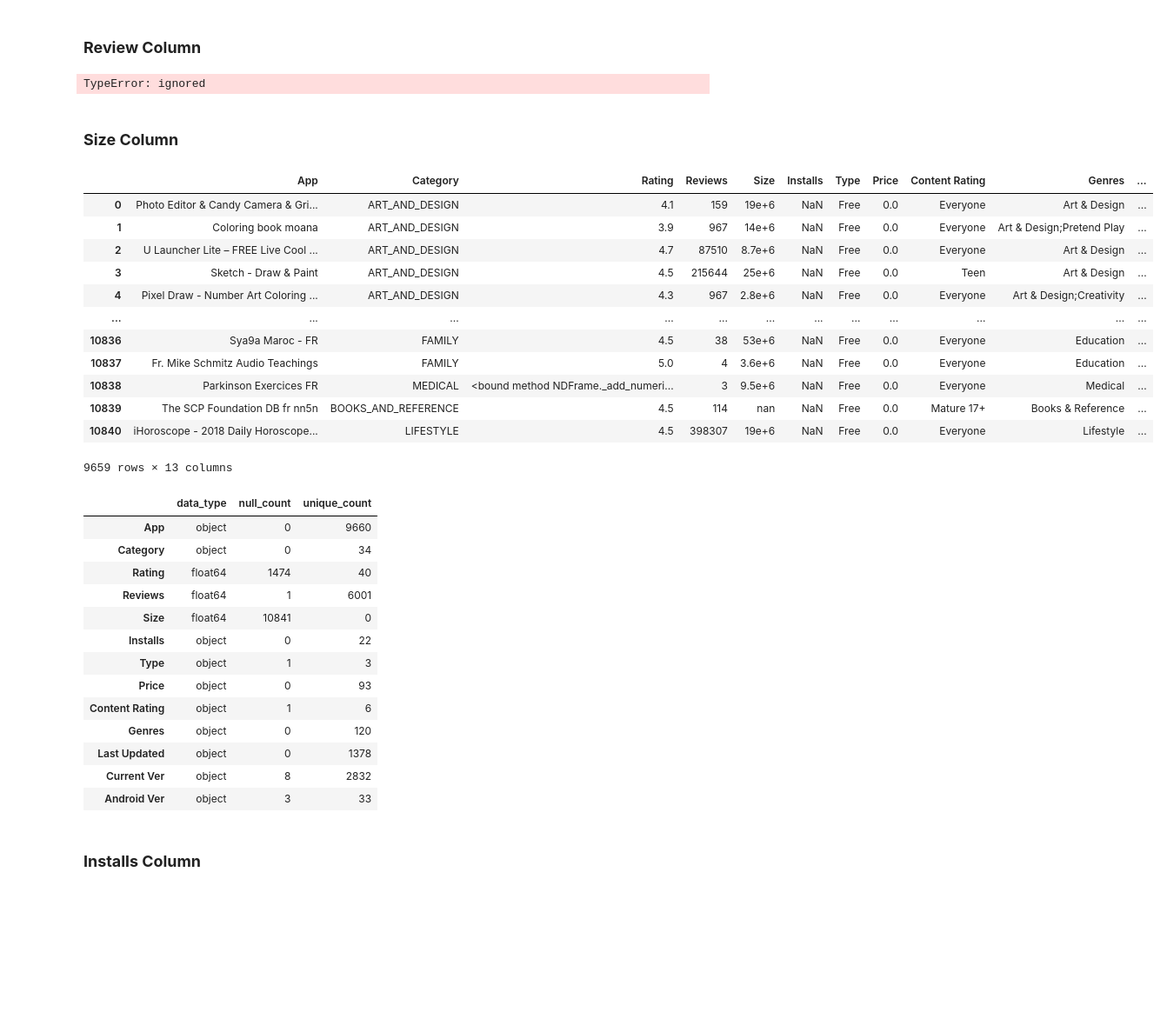
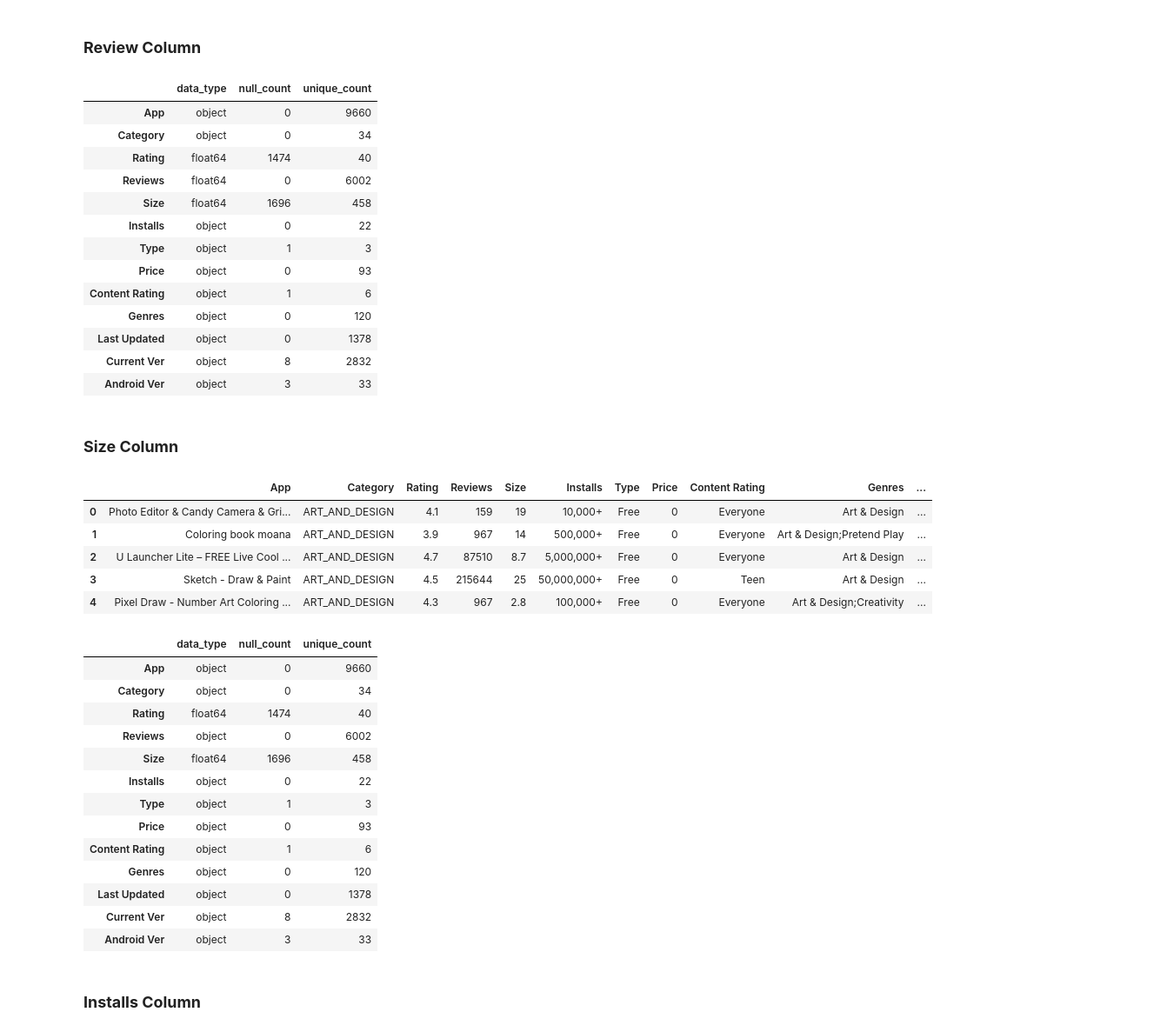
Before and after one commit to Jahnavi-Jaolekar/Play-Store-Review-Analysis, a Jupyter notebook: Play_Store_App_Review_Analysis_Capstone_Project.ipynb, the cells around one changed output. Shown: that part at 87% size. Cells and saved outputs as stored; diff of their text form; code cells hidden in the pictures; blank space fills up the shorter version.

```diff
--- a/Play_Store_App_Review_Analysis_Capstone_Project.ipynb
+++ b/Play_Store_App_Review_Analysis_Capstone_Project.ipynb
@@ -241,10 +235,26 @@ Duplicate apps= 63221
 ### **Review Column**
 # %%
  # Columns review should be of int type
-play_store['Reviews'] = pd.to_numeric(play_store['Reviews'],errors='coerce')
+play_store['Reviews'] = play_store.Reviews.replace("0.0",0)
+play_store['Reviews'] = play_store.Reviews.replace("3.0M",3000000.0)
+play_store['Reviews'] = play_store['Reviews'].astype(float)
+play_store['Reviews'].dtype
 give_info()
 # %% [output]
-TypeError: ignored
+|  | data_type | null_count | unique_count |
+| App | object | 0 | 9660 |
+| Category | object | 0 | 34 |
+| Rating | float64 | 1474 | 40 |
+| Reviews | float64 | 0 | 6002 |
+| Size | float64 | 1696 | 458 |
+| Installs | object | 0 | 22 |
+| Type | object | 1 | 3 |
+| Price | object | 0 | 93 |
+| Content Rating | object | 1 | 6 |
+| Genres | object | 0 | 120 |
+| Last Updated | object | 0 | 1378 |
+| Current Ver | object | 8 | 2832 |
+| Android Ver | object | 3 | 33 |
 # %% [markdown]
 ### **Size Column**
 # %%
@@ -252,29 +262,27 @@ TypeError: ignored
 play_store['Size'] = play_store.Size.apply(lambda x: str(x).replace('+', '') if '+' in str(x) else str(x))
 play_store['Size'] = play_store.Size.apply(lambda x: str(x).replace(',', '') if ',' in str(x) else str(x))
 # %%
-# Convert M to Mega
-play_store['Size'] = play_store.Size.apply(lambda x: str(x).replace('M', '*1024') if 'M' in str(x) else str(x))
+# We will be converting all the values into mega bytes (1 Mb = 1000 Kb)
+# Removing M from the values in column
+play_store['Size'] = play_store.Size.apply(lambda x: str(x).replace('M', '') if 'M' in str(x) else str(x))
 
-# Convert the K to Kilo
-play_store['Size'] = play_store.Size.apply(lambda x: str(x).replace('k', '') if 'k' in str(x) else str(x))
+# Converting kilobyte to megabyte
+play_store['Size'] = play_store.Size.apply(lambda x: str(x).replace('k', '000') if 'k' in str(x) else str(x))
 
 # Replacing the Varies with device value with Nan
 play_store['Size'] = play_store.Size.replace('Varies with device', np.NaN)
-play_store
+
+# Removing null values formed due to replacement of 'Varies with device' to NaN
+play_store.dropna(subset = ['Size'], inplace=True)
+
+play_store.head()
 # %% [output]
 |  | App | Category | Rating | Reviews | Size | Installs | Type | Price | Content Rating | Genres | ... |
-| 0 | Photo Editor & Candy Camera & Gri... | ART_AND_DESIGN | 4.1 | 159 | 19e+6 | NaN | Free | 0.0 | Everyone | Art & Design | ... |
-| 1 | Coloring book moana | ART_AND_DESIGN | 3.9 | 967 | 14e+6 | NaN | Free | 0.0 | Everyone | Art & Design;Pretend Play | ... |
-| 2 | U Launcher Lite – FREE Live Cool ... | ART_AND_DESIGN | 4.7 | 87510 | 8.7e+6 | NaN | Free | 0.0 | Everyone | Art & Design | ... |
-| 3 | Sketch - Draw & Paint | ART_AND_DESIGN | 4.5 | 215644 | 25e+6 | NaN | Free | 0.0 | Teen | Art & Design | ... |
-| 4 | Pixel Draw - Number Art Coloring ... | ART_AND_DESIGN | 4.3 | 967 | 2.8e+6 | NaN | Free | 0.0 | Everyone | Art & Design;Creativity | ... |
-| ... | ... | ... | ... | ... | ... | ... | ... | ... | ... | ... | ... |
-| 10836 | Sya9a Maroc - FR | FAMILY | 4.5 | 38 | 53e+6 | NaN | Free | 0.0 | Everyone | Education | ... |
-| 10837 | Fr. Mike Schmitz Audio Teachings | FAMILY | 5.0 | 4 | 3.6e+6 | NaN | Free | 0.0 | Everyone | Education | ... |
-| 10838 | Parkinson Exercices FR | MEDICAL | <bound method NDFrame._add_numeri... | 3 | 9.5e+6 | NaN | Free | 0.0 | Everyone | Medical | ... |
-| 10839 | The SCP Foundation DB fr nn5n | BOOKS_AND_REFERENCE | 4.5 | 114 | nan | NaN | Free | 0.0 | Mature 17+ | Books & Reference | ... |
-| 10840 | iHoroscope - 2018 Daily Horoscope... | LIFESTYLE | 4.5 | 398307 | 19e+6 | NaN | Free | 0.0 | Everyone | Lifestyle | ... |
+| 0 | Photo Editor & Candy Camera & Gri... | ART_AND_DESIGN | 4.1 | 159 | 19 | 10,000+ | Free | 0 | Everyone | Art & Design | ... |
+| 1 | Coloring book moana | ART_AND_DESIGN | 3.9 | 967 | 14 | 500,000+ | Free | 0 | Everyone | Art & Design;Pretend Play | ... |
+| 2 | U Launcher Lite – FREE Live Cool ... | ART_AND_DESIGN | 4.7 | 87510 | 8.7 | 5,000,000+ | Free | 0 | Everyone | Art & Design | ... |
+| 3 | Sketch - Draw & Paint | ART_AND_DESIGN | 4.5 | 215644 | 25 | 50,000,000+ | Free | 0 | Teen | Art & Design | ... |
+| 4 | Pixel Draw - Number Art Coloring ... | ART_AND_DESIGN | 4.3 | 967 | 2.8 | 100,000+ | Free | 0 | Everyone | Art & Design;Creativity | ... |
-9659 rows × 13 columns
 # %%
 # Convert Size Column from object to integer
 play_store['Size'] = pd.to_numeric(play_store['Size'],errors='coerce')
@@ -284,8 +292,8 @@ give_info()
 | App | object | 0 | 9660 |
 | Category | object | 0 | 34 |
 | Rating | float64 | 1474 | 40 |
-| Reviews | float64 | 1 | 6001 |
-| Size | float64 | 10841 | 0 |
+| Reviews | object | 0 | 6002 |
+| Size | float64 | 1696 | 458 |
 | Installs | object | 0 | 22 |
 | Type | object | 1 | 3 |
 | Price | object | 0 | 93 |
```
Also changed, not shown: parts of 22 cells of this notebook.
